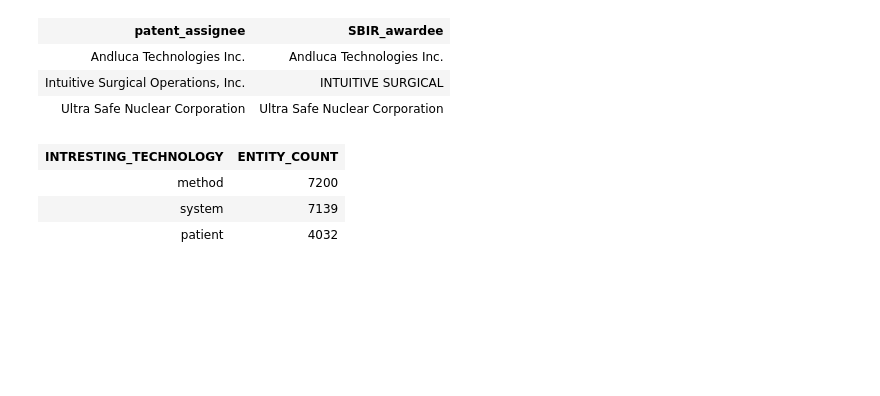
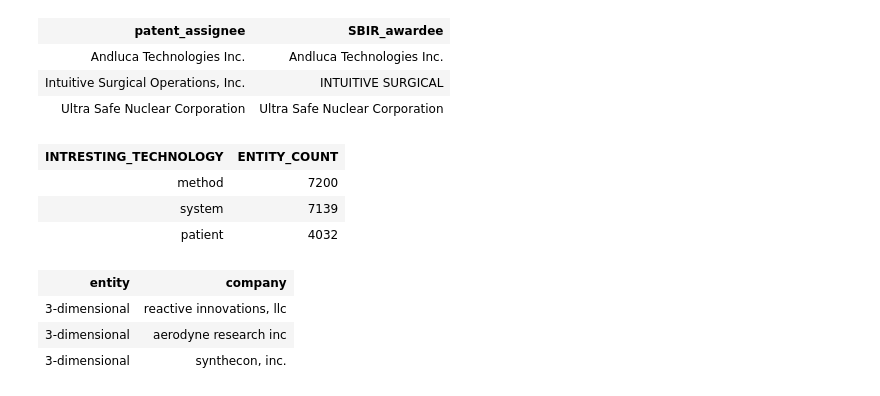
Before and after one commit to sj-ucsd/SBIR_Patent_analysis, a Jupyter notebook: neo4j_graph_etl.ipynb, the cells around one changed output. Saved outputs shown, nothing was run; the diff lists cells and outputs as text; code cells hidden in the pictures; blank space fills up the shorter version.

Commit message:
Add files via upload
added in query #8

```diff
--- a/neo4j_graph_etl.ipynb
+++ b/neo4j_graph_etl.ipynb
@@ -846,3 +846,60 @@ graph.run(cypher_FP_query7)
 | patient | 4032 |
 # %%
 #8. What companies are working in similar research areas in x (ex: AI)?
+#As GRAPH:
+cypher_FP_query8a = """
+CALL {
+    MATCH (p:Principal)-[:RESEARCHED]->(sbir_abstract:Sbir_Abstract)-[:HOLDS]->(e:Entities)
+    WHERE EXISTS {
+        MATCH ()-[r:HOLDS|HOLDS_PT]->(e)
+        WITH e, count(r) as rel_cnt
+        WHERE rel_cnt > 1
+    }
+    RETURN e as entity, p as company
+    ORDER BY entity
+    UNION
+    MATCH (ap:Assignee_PT)<-[:ASSIGN_PT]-(title_pt:Title_PT)-[:HAS_PT]->(patent_abstract:Patent_Abstract)-[:HOLDS_PT]->(e:Entities)
+    WHERE EXISTS {
+        MATCH ()-[r:HOLDS|HOLDS_PT]->(e)
+        WITH e, count(r) as rel_cnt
+        WHERE rel_cnt > 1
+    }
+    RETURN e as entity, ap as company
+    ORDER BY entity
+}
+RETURN entity, company
+ORDER BY entity
+"""
+#graph.run(cypher_FP_query8a)
+
+
+#Just text:
+cypher_FP_query8b = """
+CALL {
+    MATCH (p:Principal)-[:RESEARCHED]->(sbir_abstract:Sbir_Abstract)-[:HOLDS]->(e:Entities)
+    WHERE EXISTS {
+        MATCH ()-[r:HOLDS|HOLDS_PT]->(e)
+        WITH e, count(r) as rel_cnt
+        WHERE rel_cnt > 1
+    }
+    RETURN toLower(e.entities) as entity, toLower(p.company) as company
+    ORDER BY entity
+    UNION
+    MATCH (ap:Assignee_PT)<-[:ASSIGN_PT]-(title_pt:Title_PT)-[:HAS_PT]->(patent_abstract:Patent_Abstract)-[:HOLDS_PT]->(e:Entities)
+    WHERE EXISTS {
+        MATCH ()-[r:HOLDS|HOLDS_PT]->(e)
+        WITH e, count(r) as rel_cnt
+        WHERE rel_cnt > 1
+    }
+    RETURN toLower(e.entities) as entity, toLower(ap.orgname) as company
+    ORDER BY entity
+}
+RETURN entity, company
+ORDER BY entity
+"""
+graph.run(cypher_FP_query8b)
+# %% [output]
+| entity | company |
+| 3-dimensional | reactive innovations, llc |
+| 3-dimensional | aerodyne research inc |
+| 3-dimensional | synthecon, inc. |
```
Also changed, not shown: 1 other file.
